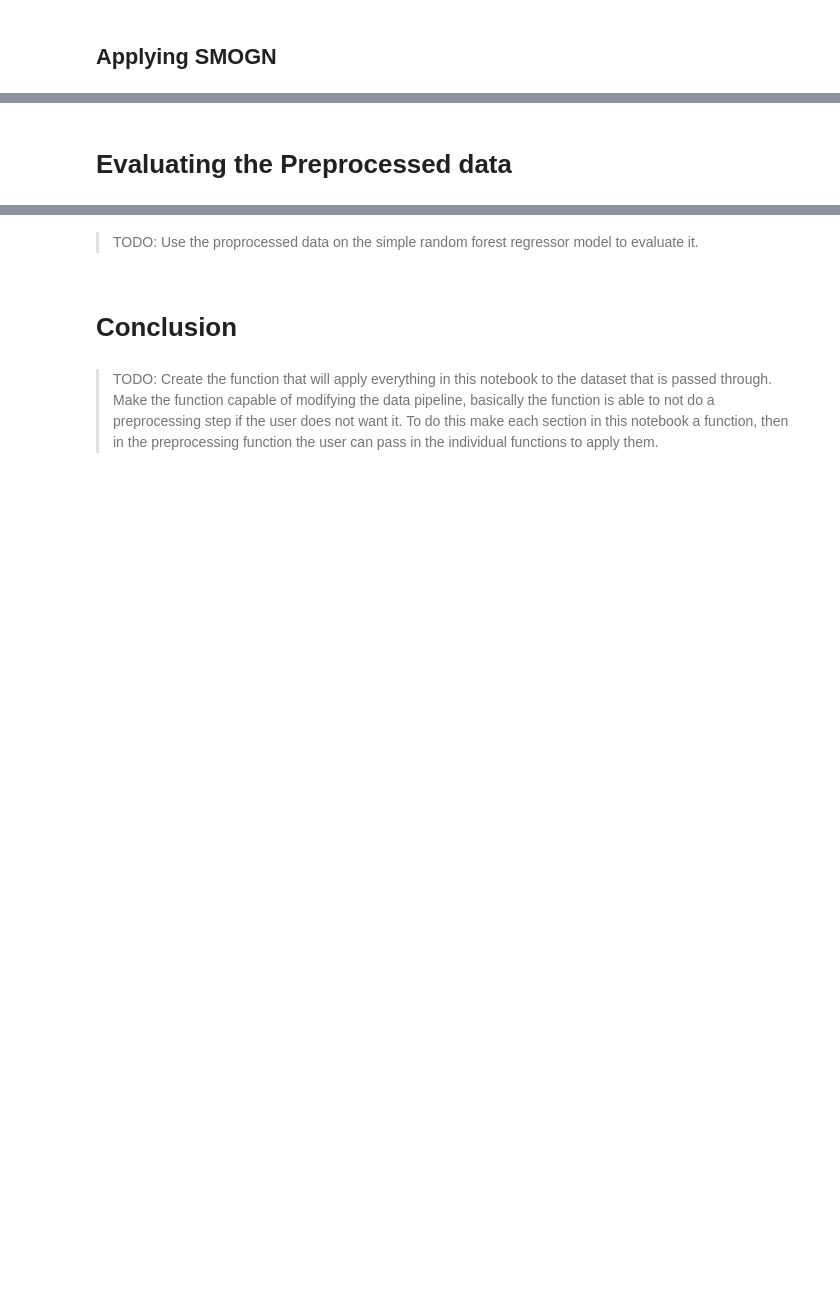
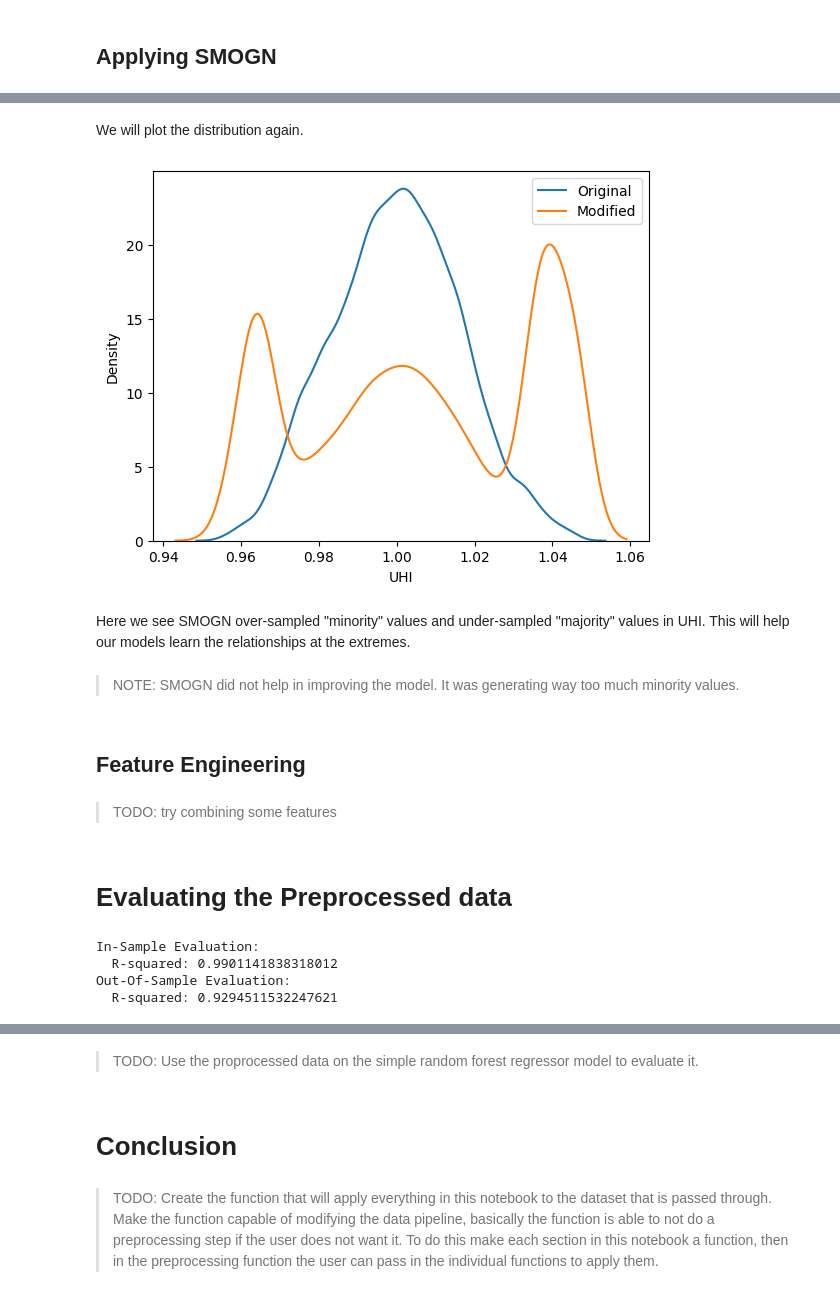
Before and after one commit to adamz312/cooling_with_code, a Jupyter notebook: 05_preprocessing.ipynb, the cells around one changed output, grey strips where cells are left out. Cells and saved outputs as stored; diff of their text form; code cells hidden in the pictures; blank space fills up the shorter version.

```diff
--- a/05_preprocessing.ipynb
+++ b/05_preprocessing.ipynb
@@ -202,2 +272,66 @@ In our EDA analysis we noticed that extremes could be represented better. Here,
+# %%
+df_resampled["UHI"] = df_resampled["UHI"].clip(lower=dataset["UHI"].min(), upper=dataset["UHI"].max())
+# %% [markdown]
+We will plot the distribution again.
+# %%
+## plot y distribution
+sns.kdeplot(dataset['UHI'], label = "Original")
+sns.kdeplot(df_resampled['UHI'], label = "Modified")
+plt.legend()
+plt.show()
+# %% [output]
+[figure, added]
+# %% [markdown]
+Here we see SMOGN over-sampled "minority" values and under-sampled "majority" values in UHI. This will help our models learn the relationships at the extremes.
+# %% [markdown]
+>NOTE: SMOGN did not help in improving the model. It was generating way too much minority values.
+# %% [markdown]
+## Feature Engineering
+# %% [markdown]
+>TODO: try combining some features
 # %% [markdown]
 # Evaluating the Preprocessed data
+# %%
+preprocessed_dataset = dataset.copy()
+
+# Split the data into features (X) and target (y), and then into training and validation sets
+x = preprocessed_dataset.drop(columns=['UHI']).values
+y = preprocessed_dataset['UHI'].values
+x_train, x_valid, y_train, y_valid = train_test_split(
+    x, y,
+    test_size=VALID_SPLIT,
+    random_state=RANDOM_STATE)
+fiftym_x_names = list(preprocessed_dataset.drop(columns=['UHI']).columns)
+
+# Scale the training and validation data using standardscaler
+sc = StandardScaler()
+x_train = sc.fit_transform(x_train)
+x_valid = sc.transform(x_valid)
+
+# Train the Random Forest model on the training data
+rf_model = RandomForestRegressor(
+    n_estimators=100,
+    random_state=RANDOM_STATE,
+    criterion="squared_error")
+rf_model.fit(x_train, y_train)
+
+# Make predictions on the training data
+insample_predictions = rf_model.predict(x_train)
+
+# calculate R-squared score for in-sample predictions
+print(f"In-Sample Evaluation:")
+insample_r2 = r2_score(y_train, insample_predictions)
+print(f"  R-squared: {insample_r2}")
+
+# Make predictions on the validation data
+out_of_sample_predictions = rf_model.predict(x_valid)
+
+# calculate R-squared score for out-sample predictions
+print(f"Out-Of-Sample Evaluation:")
+out_of_sample_r2 = r2_score(y_valid, out_of_sample_predictions)
+print(f"  R-squared: {out_of_sample_r2}")
+# %% [output]
+In-Sample Evaluation:
+  R-squared: 0.9901141838318012
+Out-Of-Sample Evaluation:
+  R-squared: 0.9294511532247621
```
Also changed, not shown: parts of 13 cells of this notebook.
